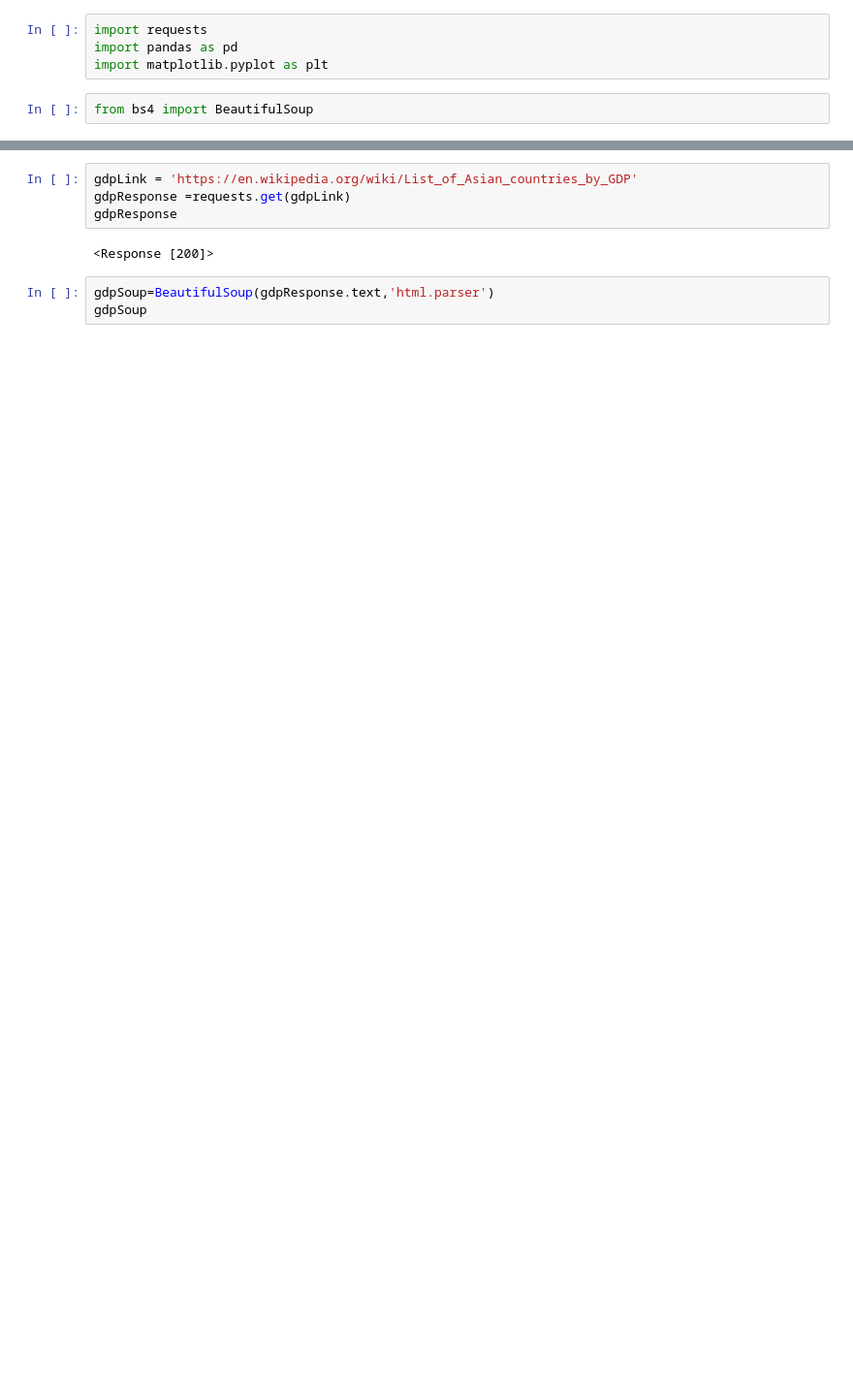
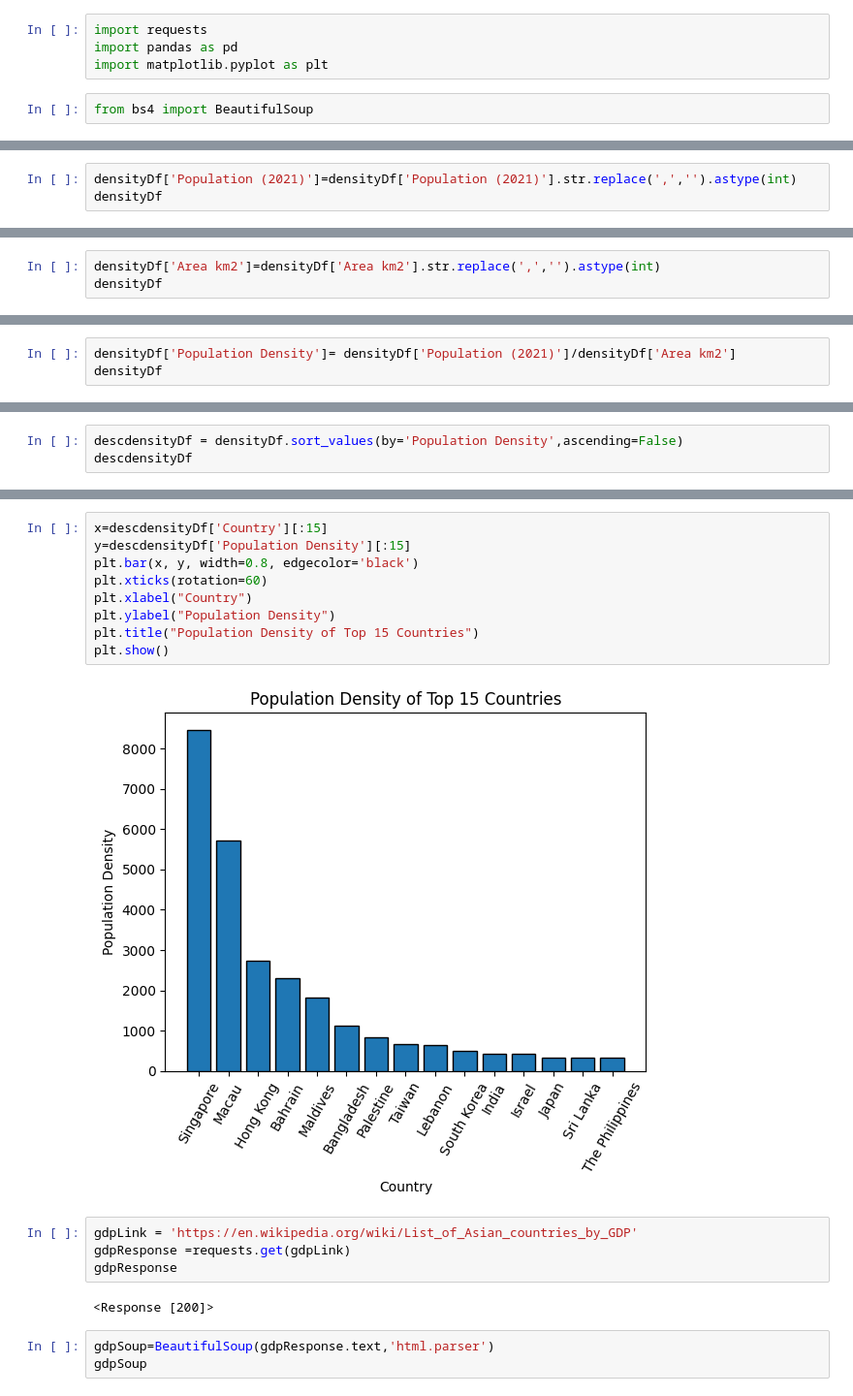
Before and after one commit to revanmk/Data-Analysis, a Jupyter notebook: BeautifulSoup.ipynb, the cells around one changed output, grey strips where cells are left out. Shown at 97% size. Saved outputs shown, nothing was run; the diff lists cells and outputs as text; blank space fills up the shorter version.

```diff
--- a/BeautifulSoup.ipynb
+++ b/BeautifulSoup.ipynb
@@ -6,0 +129,3 @@ from bs4 import BeautifulSoup
+# %%
+densityDf['Population (2021)']=densityDf['Population (2021)'].str.replace(',','').astype(int)
+densityDf
@@ -6,0 +150,3 @@ from bs4 import BeautifulSoup
+# %%
+densityDf['Area km2']=densityDf['Area km2'].str.replace(',','').astype(int)
+densityDf
@@ -6,0 +171,3 @@ from bs4 import BeautifulSoup
+# %%
+densityDf['Population Density']= densityDf['Population (2021)']/densityDf['Area km2']
+densityDf
@@ -6,0 +192,3 @@ from bs4 import BeautifulSoup
+# %%
+descdensityDf = densityDf.sort_values(by='Population Density',ascending=False)
+descdensityDf
@@ -7,3 +213,14 @@ from bs4 import BeautifulSoup
+# %%
+x=descdensityDf['Country'][:15]
+y=descdensityDf['Population Density'][:15]
+plt.bar(x, y, width=0.8, edgecolor='black')
+plt.xticks(rotation=60)
+plt.xlabel("Country")
+plt.ylabel("Population Density")
+plt.title("Population Density of Top 15 Countries")
+plt.show()
+# %% [output]
+[figure, added]
 # %%
 gdpLink = 'https://en.wikipedia.org/wiki/List_of_Asian_countries_by_GDP'
 gdpResponse =requests.get(gdpLink)
```
Also changed, not shown: parts of 20 cells of this notebook.
